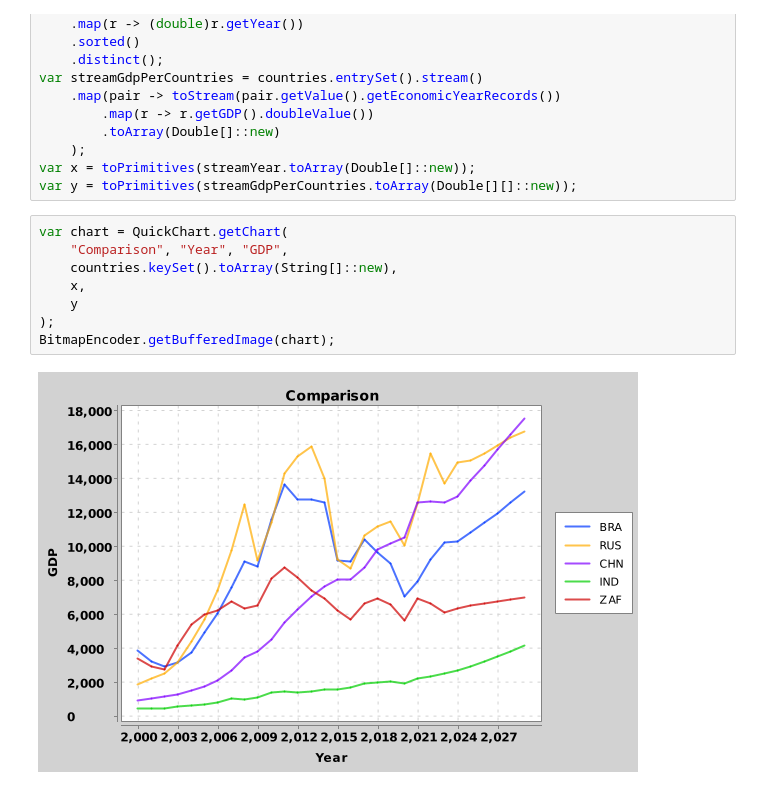
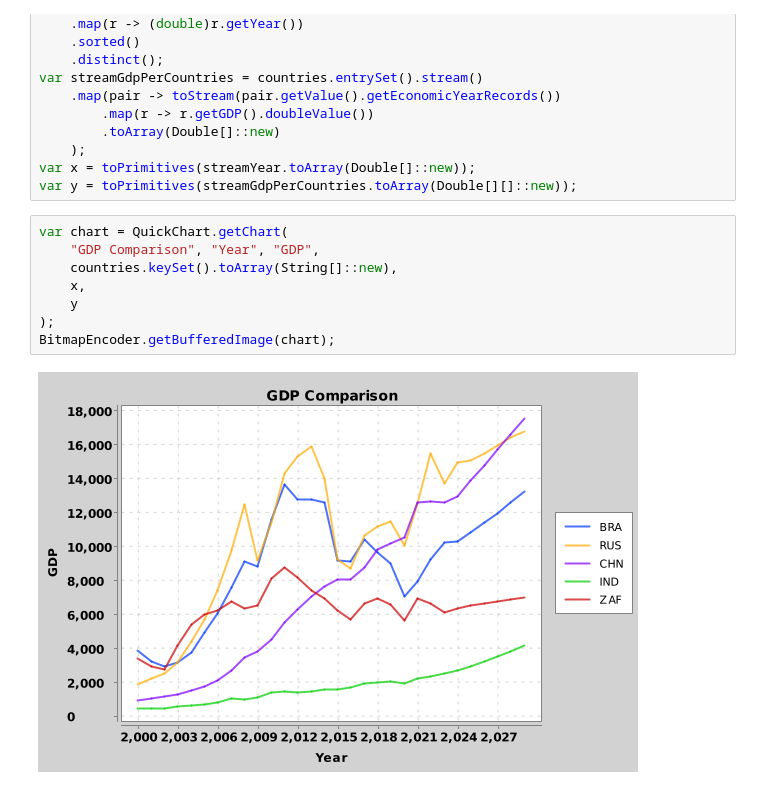
Before and after one commit to Etoile-Eunice/Projet-Final-MITD-SK, a Jupyter notebook: hello.ipynb, the cells around one changed output. Drawn from its saved outputs; the diff is of its cells as text.

```diff
--- a/hello.ipynb
+++ b/hello.ipynb
@@ -196,11 +196,11 @@ var x = toPrimitives(streamYear.toArray(Double[]::new));
 var y = toPrimitives(streamGdpPerCountries.toArray(Double[][]::new));
 # %%
 var chart = QuickChart.getChart(
-    "Comparison", "Year", "GDP",
+    "GDP Comparison", "Year", "GDP",
     countries.keySet().toArray(String[]::new),
     x,
     y
 );
 BitmapEncoder.getBufferedImage(chart);
 # %% [output]
-[figure, old version]
+[figure, new version]
```
Also changed, not shown: parts of 2 cells of this notebook.
